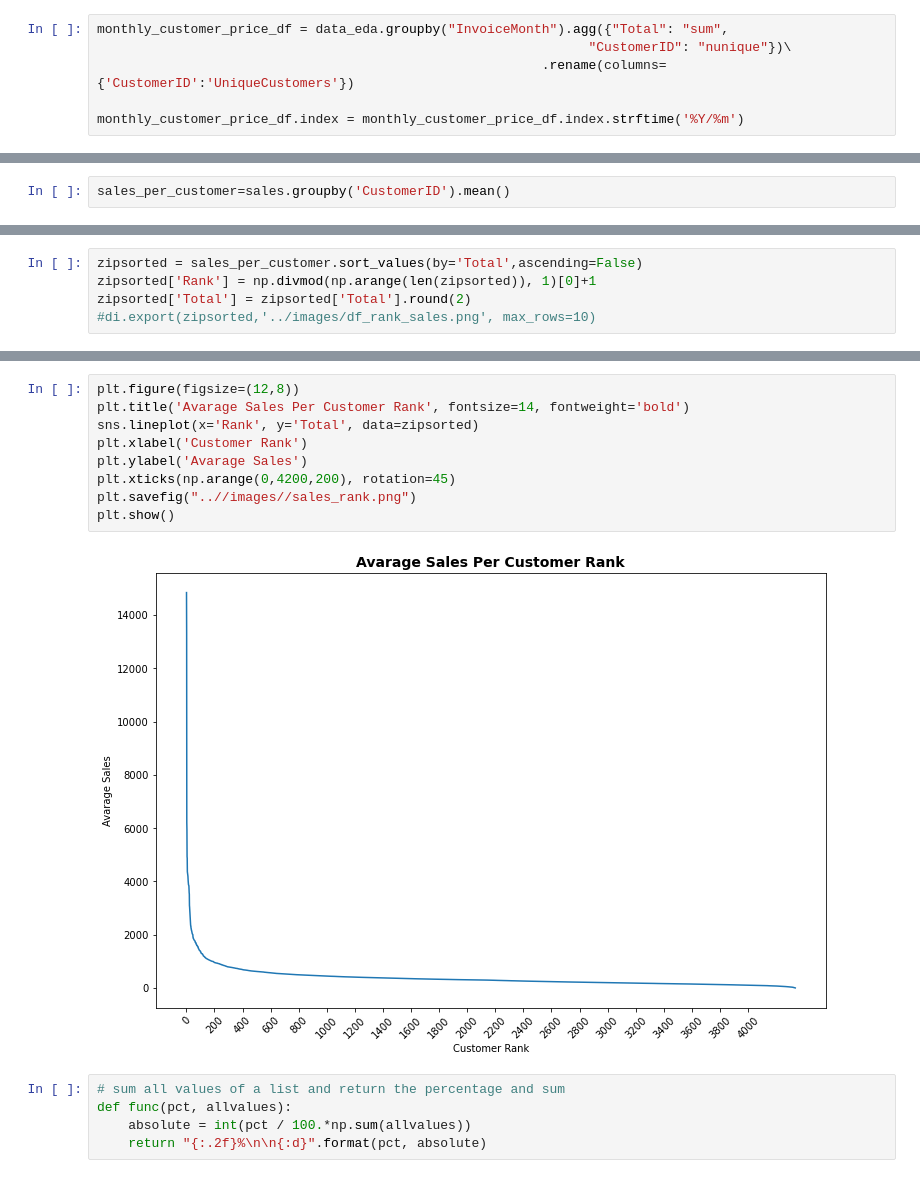
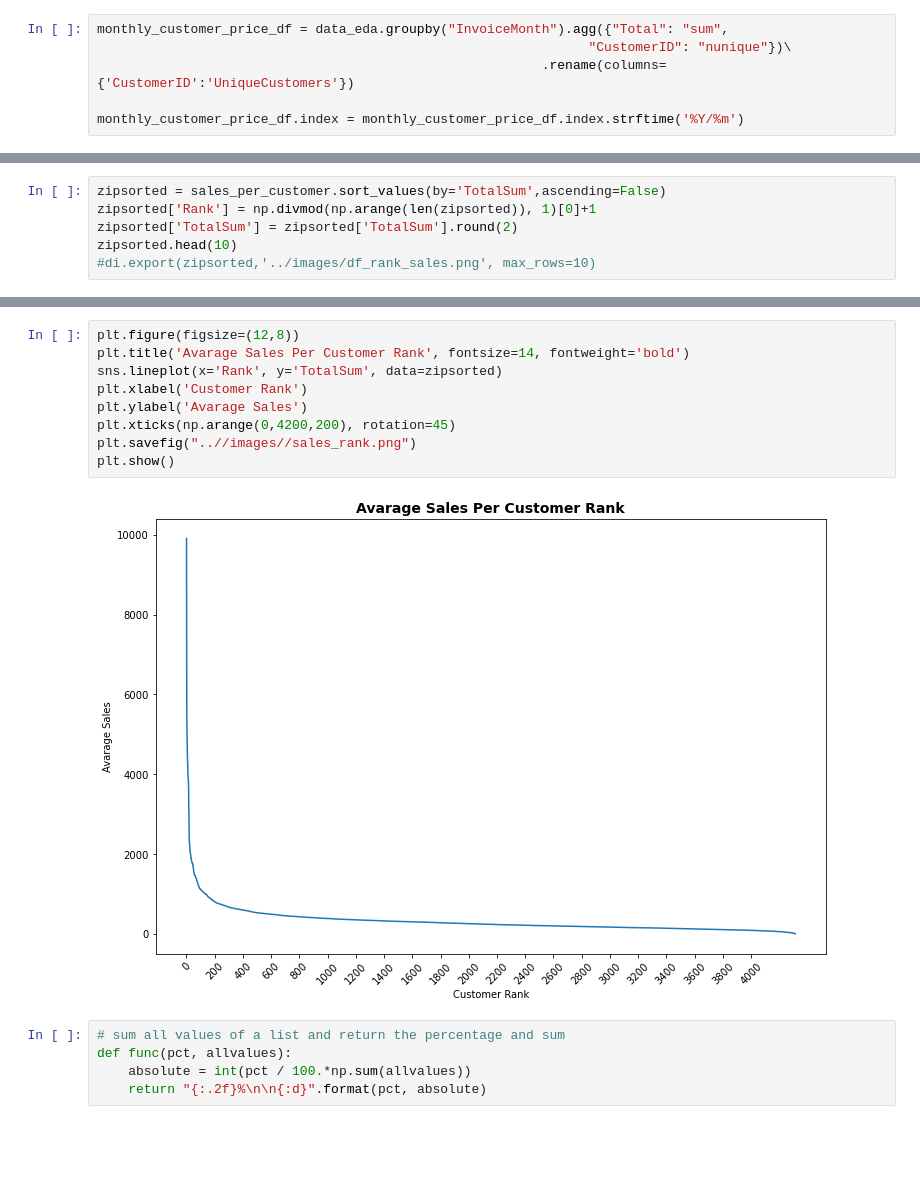
Before and after one commit to alyssonvidal/E-Commerce-Clusterization, a Jupyter notebook: notebooks/part02_eda.ipynb, the cells around one changed output, grey strips where cells are left out. Saved outputs shown, nothing was run; the diff lists cells and outputs as text; blank space fills up the shorter version.

```diff
--- a/notebooks/part02_eda.ipynb
+++ b/notebooks/part02_eda.ipynb
@@ -184,5 +182,3 @@ sales=purchase[['CustomerID','Total','InvoiceNo','InvoiceDate']].groupby('Invoic
-# %%
-sales_per_customer=sales.groupby('CustomerID').mean()
 # %%
 fig, (ax_box, ax_hist) = plt.subplots(2, figsize=(15,6), sharex=True, gridspec_kw = {"height_ratios": (0.2, 1)})
 fig.suptitle('Histogram of Avarage Sales per Customer\n', fontsize=14, fontweight='bold')
@@ -214,5 +210,6 @@ plt.show()
 # %%
-zipsorted = sales_per_customer.sort_values(by='Total',ascending=False)
+zipsorted = sales_per_customer.sort_values(by='TotalSum',ascending=False)
 zipsorted['Rank'] = np.divmod(np.arange(len(zipsorted)), 1)[0]+1
-zipsorted['Total'] = zipsorted['Total'].round(2)
+zipsorted['TotalSum'] = zipsorted['TotalSum'].round(2)
+zipsorted.head(10)
 #di.export(zipsorted,'../images/df_rank_sales.png', max_rows=10)
@@ -219,14 +229,14 @@ zipsorted['Total'] = zipsorted['Total'].round(2)
 # %%
 plt.figure(figsize=(12,8))
 plt.title('Avarage Sales Per Customer Rank', fontsize=14, fontweight='bold')
-sns.lineplot(x='Rank', y='Total', data=zipsorted)
+sns.lineplot(x='Rank', y='TotalSum', data=zipsorted)
 plt.xlabel('Customer Rank')
 plt.ylabel('Avarage Sales')
 plt.xticks(np.arange(0,4200,200), rotation=45)
 plt.savefig("..//images//sales_rank.png")
 plt.show()
 # %% [output]
-[figure, old version]
+[figure, new version]
 # %%
 # sum all values of a list and return the percentage and sum
 def func(pct, allvalues):
```
Also changed, not shown: parts of 21 cells of this notebook, 20 other files.
